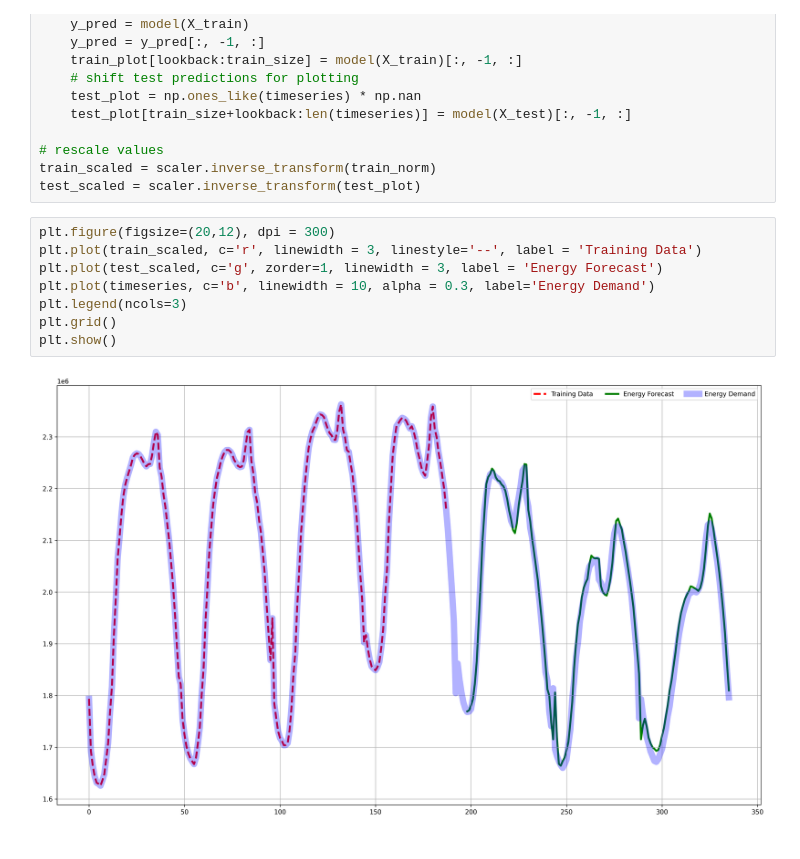
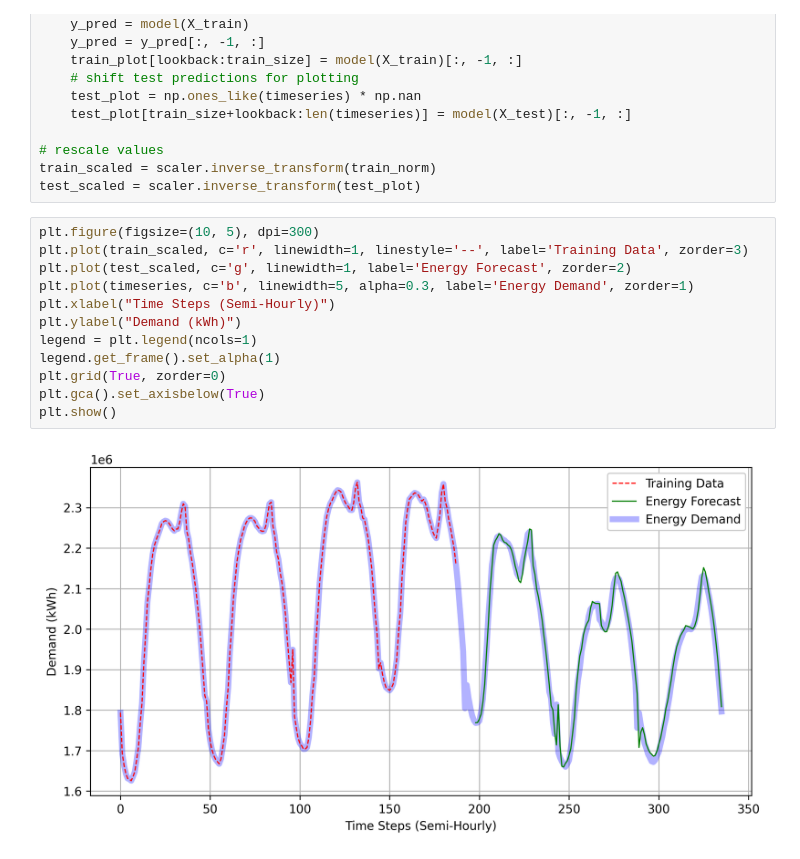
Before and after one commit to isalva2/IDS-561, a Jupyter notebook: 05_lstm.ipynb, the cells around one changed output. Drawn from its saved outputs; the diff is of its cells as text.

```diff
--- a/05_lstm.ipynb
+++ b/05_lstm.ipynb
@@ -130,12 +130,16 @@ with torch.no_grad():
 train_scaled = scaler.inverse_transform(train_norm)
 test_scaled = scaler.inverse_transform(test_plot)
 # %%
-plt.figure(figsize=(20,12), dpi = 300)
-plt.plot(train_scaled, c='r', linewidth = 3, linestyle='--', label = 'Training Data')
-plt.plot(test_scaled, c='g', zorder=1, linewidth = 3, label = 'Energy Forecast')
-plt.plot(timeseries, c='b', linewidth = 10, alpha = 0.3, label='Energy Demand')
-plt.legend(ncols=3)
-plt.grid()
+plt.figure(figsize=(10, 5), dpi=300)
+plt.plot(train_scaled, c='r', linewidth=1, linestyle='--', label='Training Data', zorder=3)
+plt.plot(test_scaled, c='g', linewidth=1, label='Energy Forecast', zorder=2)
+plt.plot(timeseries, c='b', linewidth=5, alpha=0.3, label='Energy Demand', zorder=1)
+plt.xlabel("Time Steps (Semi-Hourly)")
+plt.ylabel("Demand (kWh)")
+legend = plt.legend(ncols=1)
+legend.get_frame().set_alpha(1)
+plt.grid(True, zorder=0)
+plt.gca().set_axisbelow(True)
 plt.show()
 # %% [output]
-[figure, old version]
+[figure, new version]
```
Also changed, not shown: parts of 1 cell of this notebook, 4 other files.
